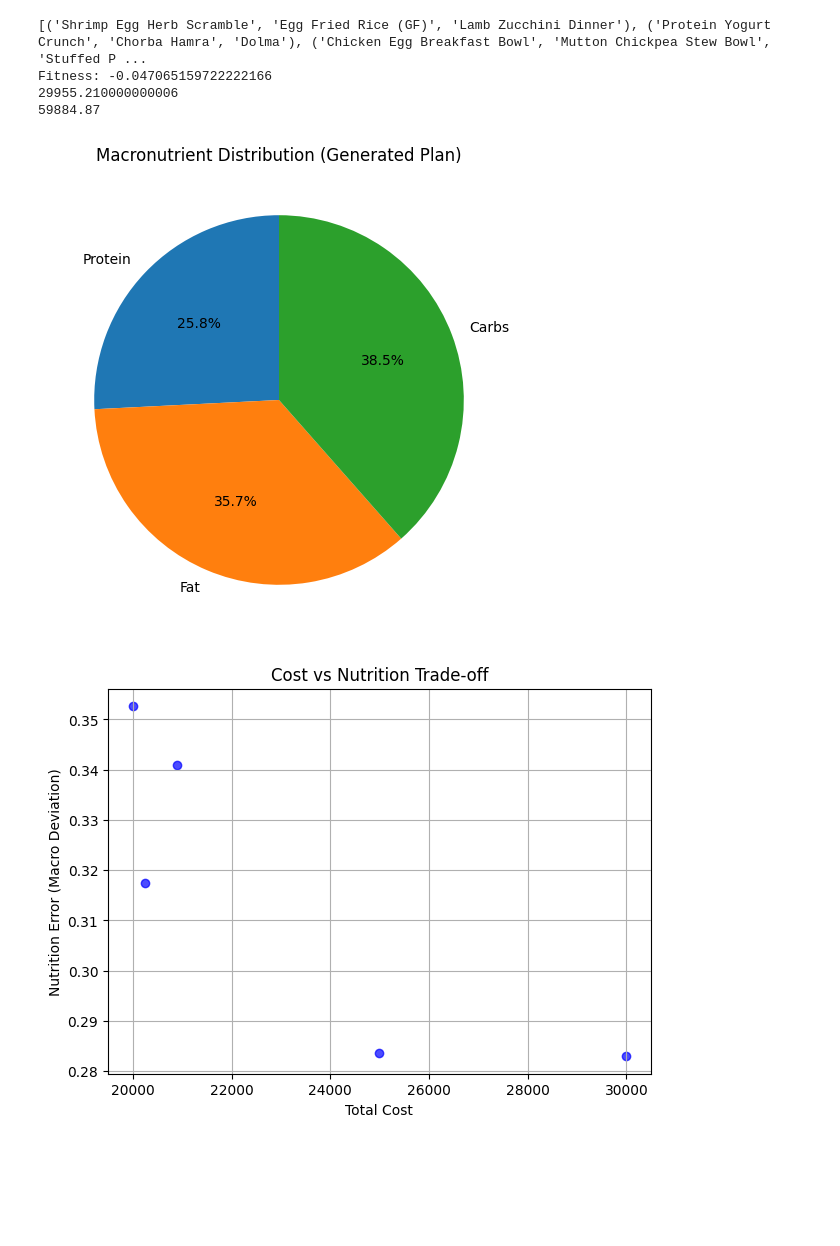
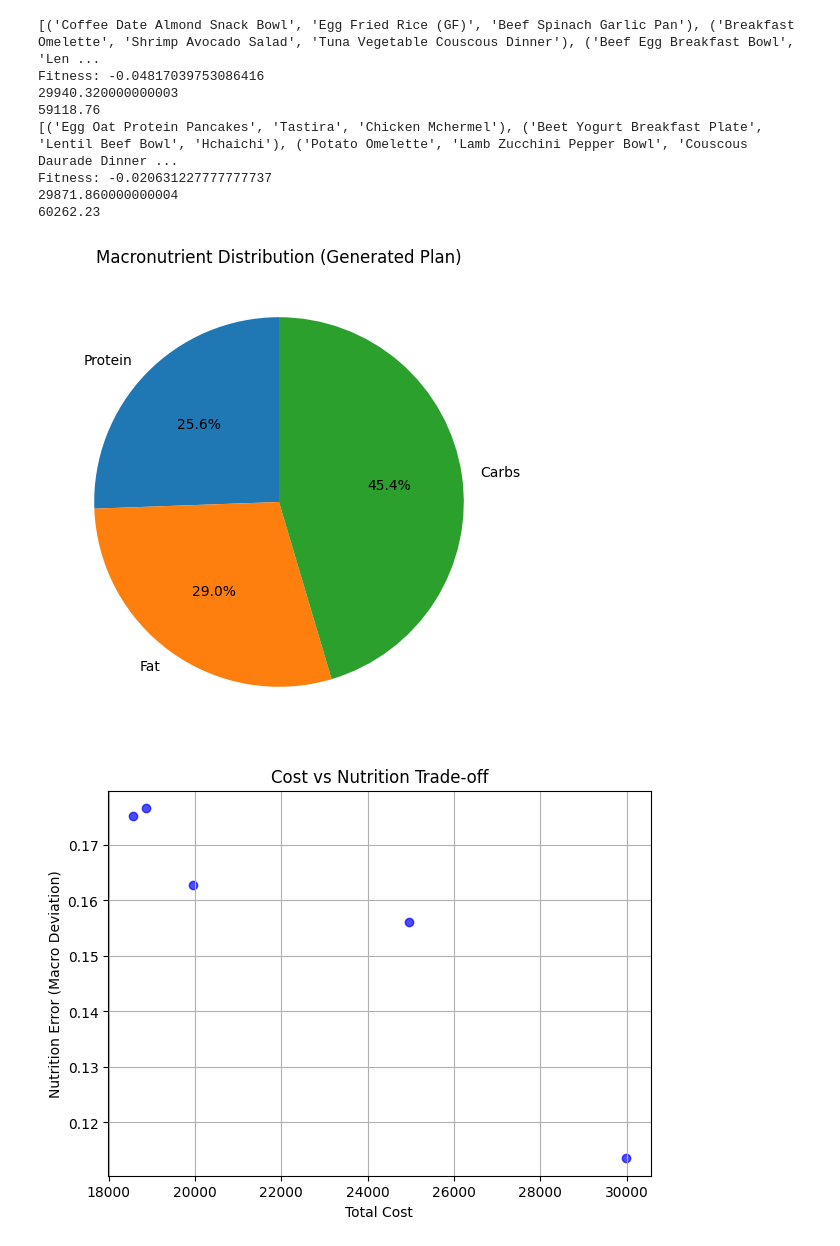
Before and after one commit to Abdelouahab-aourar/Nutri-Mlih, a Jupyter notebook: ga.ipynb, the cells around one changed output. Cells and saved outputs as stored; diff of their text form; code cells hidden in the pictures; blank space fills up the shorter version.

```diff
--- a/ga.ipynb
+++ b/ga.ipynb
@@ -181,6 +153,7 @@ class GAProblem:
 # %%
 def crossover_and_mutation(population,problem):
        childs = []
+
        for i in range(len(population)):
          for j in range(i+1,len(population)):
             cutoff = random.randrange(1,29)
@@ -188,8 +161,8 @@ def crossover_and_mutation(population,problem):
             parent_b = population[j][0]
             child_a = parent_a[:cutoff] + parent_b[cutoff:]
             child_b = parent_b[:cutoff] + parent_a[cutoff:]
-            random_lunch_a = random.choice(problem.transitionmodel['Lunch'])
-            random_lunch_b = random.choice(problem.transitionmodel['Lunch'])
+            random_lunch_a = random.choice(list(problem.transitionmodel['Lunch'].keys()))
+            random_lunch_b = random.choice(list(problem.transitionmodel['Lunch'].keys()))
             random_pos_a  = random.randrange(30)
             random_pos_b  = random.randrange(30)
             t1 =   [child_a[random_pos_a][0],random_lunch_a, child_a[random_pos_a][2]]
@@ -208,10 +181,10 @@ def GASearch(problem):
         state = problem.generate_random_state()
         fitness = problem.fitness_function(state)
         list_of_states.append((state,fitness))
-    population = sorted(list_of_states, key=lambda x: x[1], reverse=True)[:20]
+    population = sorted(list_of_states, key=lambda x: x[1], reverse=True)[:25]
     # step 2 and 3 crossover and mutation
-    for _ in range(500):
-        population = sorted(population, key=lambda x: x[1], reverse=True)[:20]
+    for _ in range(250):
+        population = sorted(population, key=lambda x: x[1], reverse=True)[:25]
         for state, fitness in population:
             if fitness == 0:
                 return (state, fitness)
@@ -219,46 +192,45 @@ def GASearch(problem):
     best_candidate = sorted(population, key=lambda x: x[1], reverse=True)[:1]
     return best_candidate[0]
 # %%
-g = GAProblem(recipes_df,30000,2000, "loss")
+g = GAProblem(recipes_df,30000,2000)
 solution, fitness  = GASearch(g)
 print(solution)
 print(f"Fitness: {fitness}")
 print(g.get_total_cost(solution))
 print(g.get_total_cal(solution))
+g1 = GAProblem(recipes_df,30000,2000,"loss")
+solution1, fitness1  = GASearch(g1)
+print(solution1)
+print(f"Fitness: {fitness1}")
+print(g.get_total_cost(solution1))
+print(g.get_total_cal(solution1))
 # %% [output]
-[('Shrimp Egg Herb Scramble', 'Egg Fried Rice (GF)', 'Lamb Zucchini Dinner'), ('Protein Yogurt Crunch', 'Chorba Hamra', 'Dolma'), ('Chicken Egg Breakfast Bowl', 'Mutton Chickpea Stew Bowl', 'Stuffed P ...
-Fitness: -0.047065159722222166
-29955.210000000006
-59884.87
+[('Coffee Date Almond Snack Bowl', 'Egg Fried Rice (GF)', 'Beef Spinach Garlic Pan'), ('Breakfast Omelette', 'Shrimp Avocado Salad', 'Tuna Vegetable Couscous Dinner'), ('Beef Egg Breakfast Bowl', 'Len ...
+Fitness: -0.04817039753086416
+29940.320000000003
+59118.76
+[('Egg Oat Protein Pancakes', 'Tastira', 'Chicken Mchermel'), ('Beet Yogurt Breakfast Plate', 'Lentil Beef Bowl', 'Hchaichi'), ('Potato Omelette', 'Lamb Zucchini Pepper Bowl', 'Couscous Daurade Dinner ...
+Fitness: -0.020631227777777737
+29871.860000000004
+60262.23
 # %%
 
-def get_meals_details(recipes_df):
-    meals = {}
-    for _, row in recipes_df.iterrows():
-       meals.update({
-          row["Name"]:(
-          row["provided_calories"],
-          row["provided_protein"],
-          row["provided_fat"],
-          row["provided_carbs"]
-       )})
-    return meals
-def get_macro_nutrition(meals, state):
+def get_macro_nutrition(transitionmodel, state): # we have two of this one for visulaization and one for the fitness
     protein_v = 0
     fat_v = 0
     carbs_v = 0
     total_cal = 0
     for day in state:
-        total_cal += meals[day[0]][0] + meals[day[1]][0] + meals[day[2]][0]
-        protein_v += meals[day[0]][1] + meals[day[1]][1] + meals[day[2]][1]
-        fat_v     += meals[day[0]][2] + meals[day[1]][2] + meals[day[2]][2]
-        carbs_v   += meals[day[0]][3] + meals[day[1]][3] + meals[day[2]][3]
+        total_cal += transitionmodel["Breakfast"][day[0]][2] + transitionmodel["Lunch"][day[1]][2] + transitionmodel["Dinner"][day[2]][2]
+        protein_v += transitionmodel["Breakfast"][day[0]][3] + transitionmodel["Lunch"][day[1]][3] + transitionmodel["Dinner"][day[2]][3]
+        fat_v     +=transitionmodel["Breakfast"][day[0]][5] + transitionmodel["Lunch"][day[1]][5] + transitionmodel["Dinner"][day[2]][5]
+        carbs_v   += transitionmodel["Breakfast"][day[0]][4] + transitionmodel["Lunch"][day[1]][4] + transitionmodel["Dinner"][day[2]][4]
     return [protein_v / total_cal, fat_v / total_cal, carbs_v / total_cal]
 
-def macro_error(meals,state):
+def macro_error(meals,state): # we have two also in this we use it in the visualization,fitness,greedy,A*
     macros = get_macro_nutrition(meals,state)
 
-    target = [0.4, 0.3, 0.3]  # example
+    target = [0.25, 0.35, 0.4]  # example , we can take it from the problem formulation
 
     error = sum(abs(macros[i] - target[i]) for i in range(3))
 
@@ -266,33 +238,33 @@ def macro_error(meals,state):
 
 def get_axis_plot(meals):
      costs = []
      errors = []
      i = 10000
      for _ in range(5):  # 30 different solution
         g = GAProblem(recipes_df,i,2000)
         solution,_ = GASearch(g)
         cost = g.get_total_cost(solution)
         error = macro_error(meals,solution)
         i += 5000
         costs.append(cost)
         errors.append(error)
      return costs,errors
 
-meals_details = get_meals_details(recipes_df)
+meals_details = Gettransitionmodel(recipes_df) # we caluclate for each prblem except the CSP
 labels = ['Protein', 'Fat', 'Carbs']
 values = get_macro_nutrition(meals_details,solution)
 plt.figure(figsize=(6,6))
 plt.pie(values, labels=labels, autopct='%1.1f%%', startangle=90)
 plt.title('Macronutrient Distribution (Generated Plan)')
 plt.show()
 x_axis,y_axis = get_axis_plot(meals_details)
 plt.figure(figsize=(7,5))
 plt.scatter(x_axis, y_axis, color='blue', alpha=0.7)
 plt.xlabel("Total Cost")
 plt.ylabel("Nutrition Error (Macro Deviation)")
 plt.title("Cost vs Nutrition Trade-off")
 plt.grid(True)
 plt.show()
 # %% [output]
-[figure, old version]
+[figure, new version]
-[figure, old version]
+[figure, new version]
```
Also changed, not shown: parts of 4 cells of this notebook.
